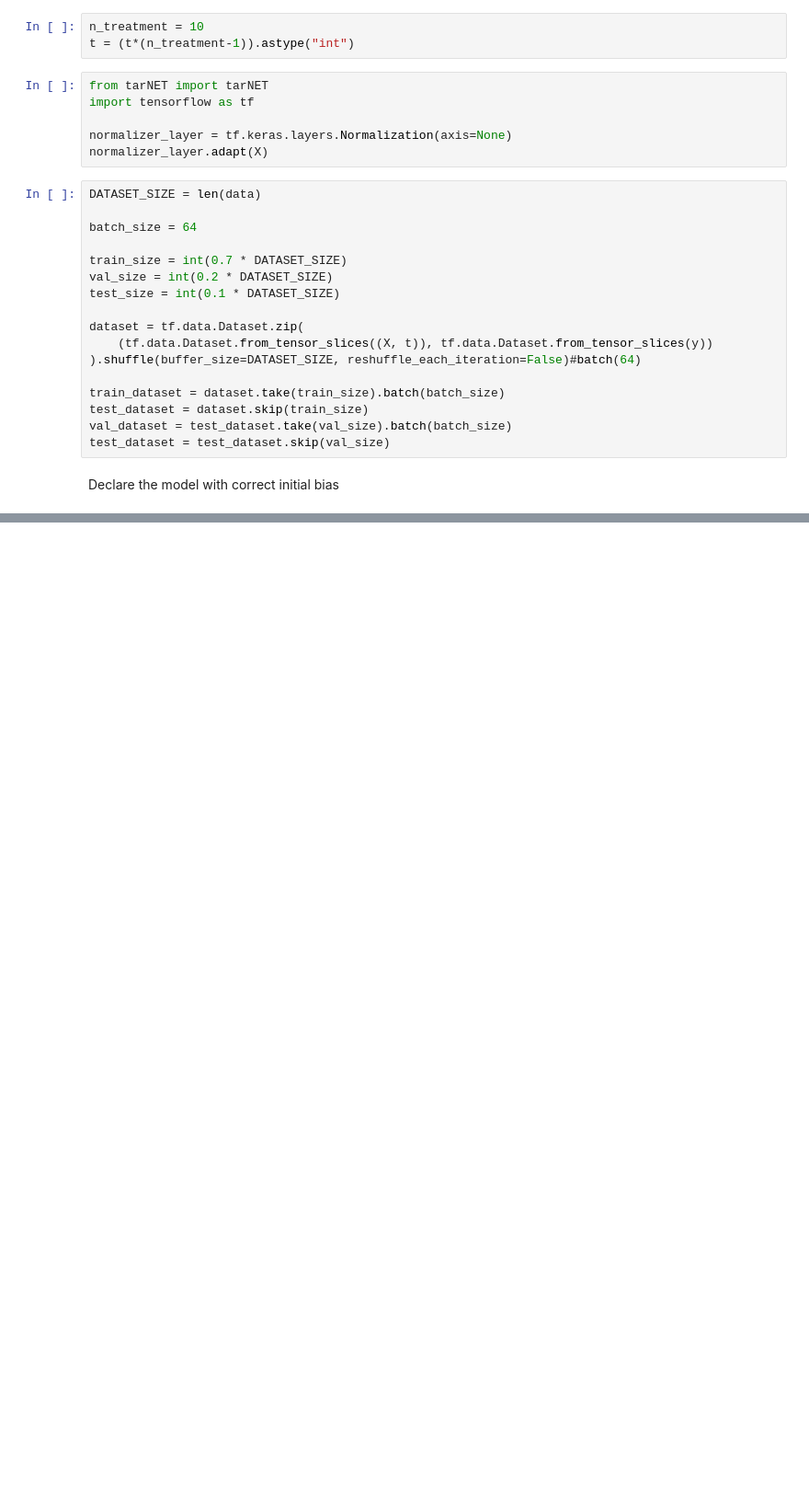
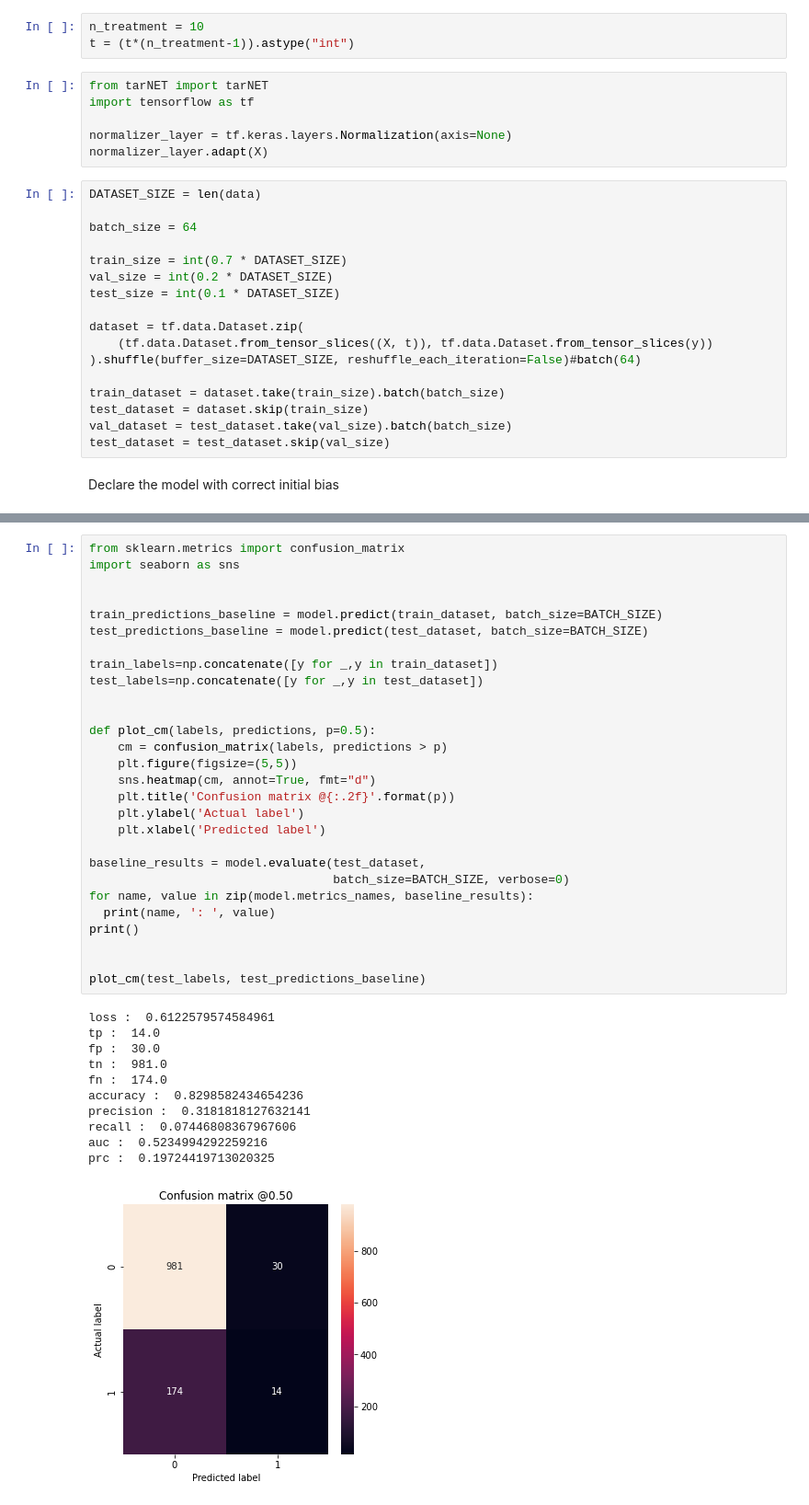
Before and after one commit to arnaud39/tarNET_continuous, a Jupyter notebook: production.ipynb, the cells around one changed output, grey strips where cells are left out. Shown: that part at 92% size. Drawn from its saved outputs; the diff is of its cells as text; blank space fills up the shorter version.

```diff
--- a/production.ipynb
+++ b/production.ipynb
@@ -304,0 +242,40 @@ KeyboardInterrupt:
+# %%
+from sklearn.metrics import confusion_matrix
+import seaborn as sns
+
+
+train_predictions_baseline = model.predict(train_dataset, batch_size=BATCH_SIZE)
+test_predictions_baseline = model.predict(test_dataset, batch_size=BATCH_SIZE)
+
+train_labels=np.concatenate([y for _,y in train_dataset])
+test_labels=np.concatenate([y for _,y in test_dataset])
+
+
+def plot_cm(labels, predictions, p=0.5):
+    cm = confusion_matrix(labels, predictions > p)
+    plt.figure(figsize=(5,5))
+    sns.heatmap(cm, annot=True, fmt="d")
+    plt.title('Confusion matrix @{:.2f}'.format(p))
+    plt.ylabel('Actual label')
+    plt.xlabel('Predicted label')
+
+baseline_results = model.evaluate(test_dataset,
+                                  batch_size=BATCH_SIZE, verbose=0)
+for name, value in zip(model.metrics_names, baseline_results):
+  print(name, ': ', value)
+print()
+
+
+plot_cm(test_labels, test_predictions_baseline)
+# %% [output]
+loss :  0.6122579574584961
+tp :  14.0
+fp :  30.0
+tn :  981.0
+fn :  174.0
+accuracy :  0.8298582434654236
+precision :  0.3181818127632141
+recall :  0.07446808367967606
+auc :  0.5234994292259216
+prc :  0.19724419713020325
+[figure, added]
```
Also changed, not shown: parts of 8 cells of this notebook.
